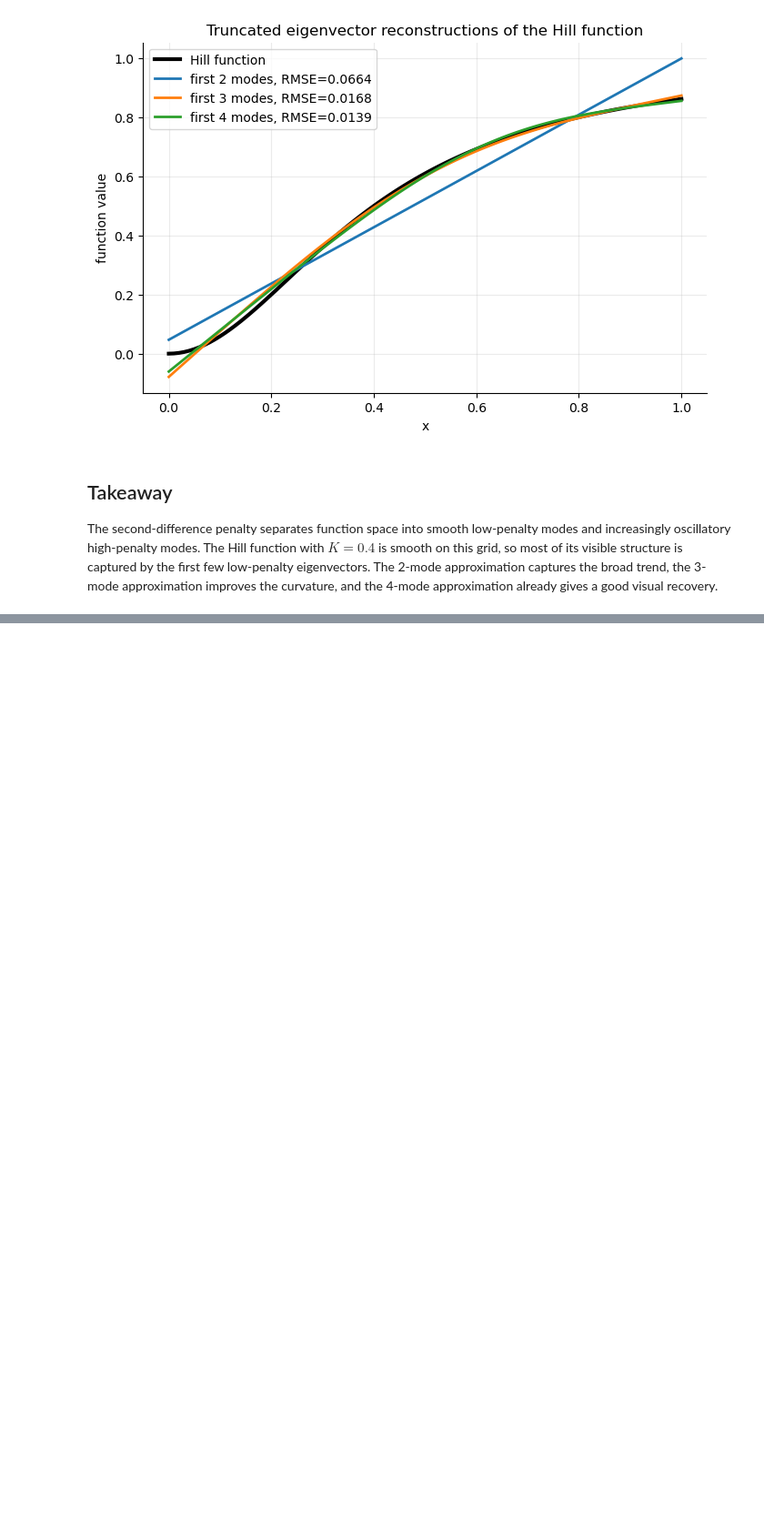
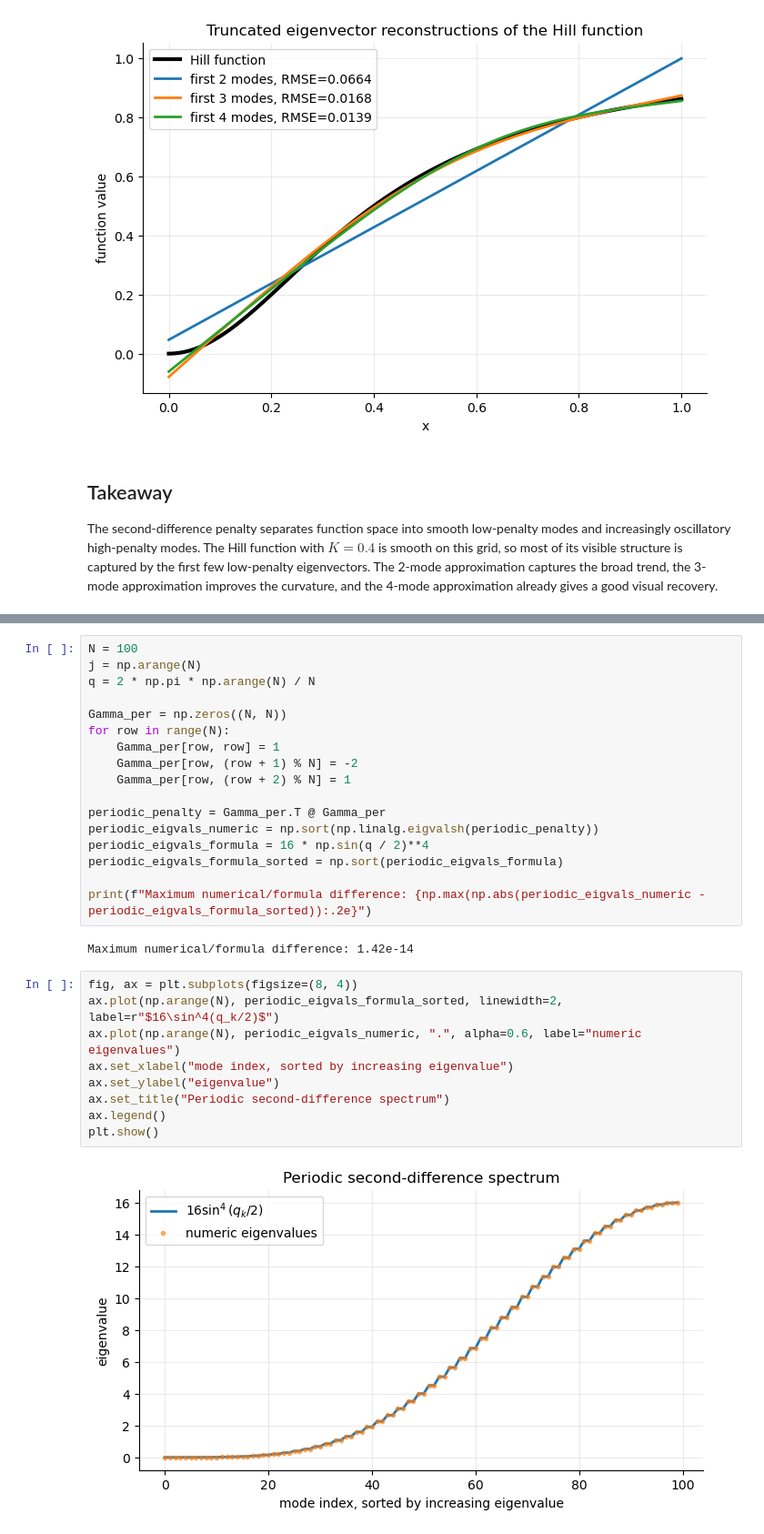
Before and after one commit to SHI200005/Examples, a Jupyter notebook: 2nd_difference/2nd_difference.ipynb, the cells around one changed output, grey strips where cells are left out. Shown at 91% size. Drawn from its saved outputs; the diff is of its cells as text; blank space fills up the shorter version.

Commit message:
2nd diff periodic

```diff
--- a/2nd_difference/2nd_difference.ipynb
+++ b/2nd_difference/2nd_difference.ipynb
@@ -188,0 +213,30 @@ The second-difference penalty separates function space into smooth low-penalty m
+# %%
+N = 100
+j = np.arange(N)
+q = 2 * np.pi * np.arange(N) / N
+
+Gamma_per = np.zeros((N, N))
+for row in range(N):
+    Gamma_per[row, row] = 1
+    Gamma_per[row, (row + 1) % N] = -2
+    Gamma_per[row, (row + 2) % N] = 1
+
+periodic_penalty = Gamma_per.T @ Gamma_per
+periodic_eigvals_numeric = np.sort(np.linalg.eigvalsh(periodic_penalty))
+periodic_eigvals_formula = 16 * np.sin(q / 2)**4
+periodic_eigvals_formula_sorted = np.sort(periodic_eigvals_formula)
+
+print(f"Maximum numerical/formula difference: {np.max(np.abs(periodic_eigvals_numeric - periodic_eigvals_formula_sorted)):.2e}")
+# %% [output]
+Maximum numerical/formula difference: 1.42e-14
+# %%
+fig, ax = plt.subplots(figsize=(8, 4))
+ax.plot(np.arange(N), periodic_eigvals_formula_sorted, linewidth=2, label=r"$16\sin^4(q_k/2)$")
+ax.plot(np.arange(N), periodic_eigvals_numeric, ".", alpha=0.6, label="numeric eigenvalues")
+ax.set_xlabel("mode index, sorted by increasing eigenvalue")
+ax.set_ylabel("eigenvalue")
+ax.set_title("Periodic second-difference spectrum")
+ax.legend()
+plt.show()
+# %% [output]
+[figure, added]
```
Also changed, not shown: parts of 5 cells of this notebook.
